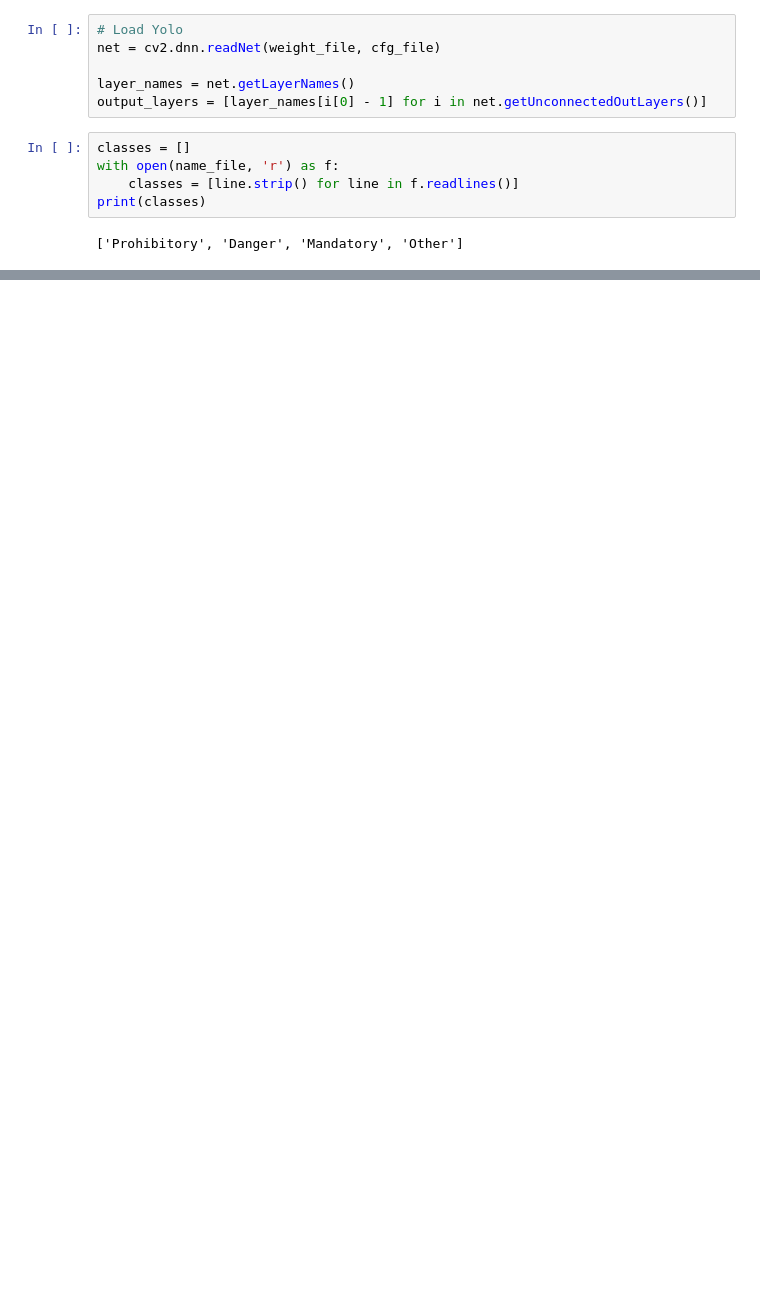
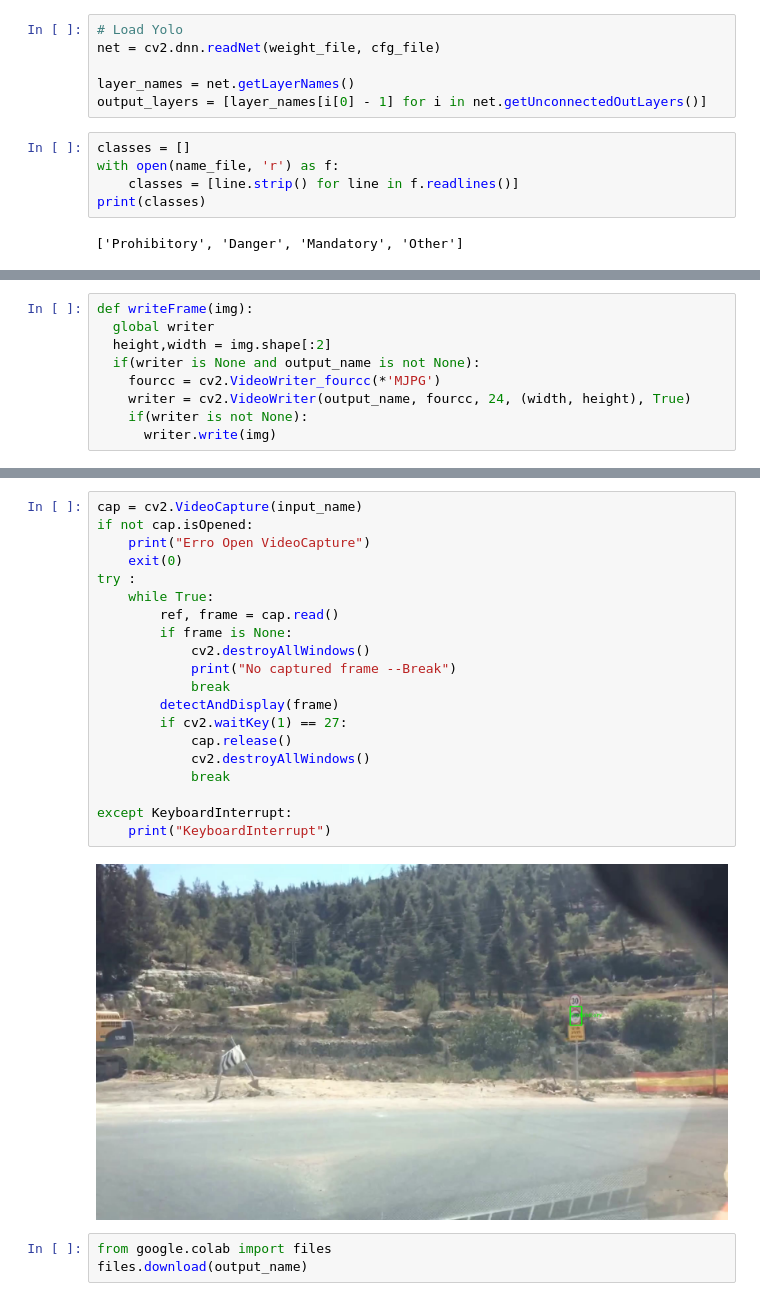
Before and after one commit to maskedrider555/FastCamous_DL, a Jupyter notebook: AdvancedProject/TrafficCustomYoloDetectionTest.ipynb, the cells around one changed output, grey strips where cells are left out. Cells and saved outputs as stored; diff of their text form; blank space fills up the shorter version.

```diff
--- a/AdvancedProject/TrafficCustomYoloDetectionTest.ipynb
+++ b/AdvancedProject/TrafficCustomYoloDetectionTest.ipynb
@@ -101,0 +98,9 @@ cv2_imshow(img)
+# %%
+def writeFrame(img):
+  global writer
+  height,width = img.shape[:2]
+  if(writer is None and output_name is not None):
+    fourcc = cv2.VideoWriter_fourcc(*'MJPG')
+    writer = cv2.VideoWriter(output_name, fourcc, 24, (width, height), True)
+    if(writer is not None):
+      writer.write(img)
@@ -101,0 +158,25 @@ cv2_imshow(img)
+# %%
+cap = cv2.VideoCapture(input_name)
+if not cap.isOpened:
+    print("Erro Open VideoCapture")
+    exit(0)
+try :
+    while True:
+        ref, frame = cap.read()
+        if frame is None:
+            cv2.destroyAllWindows()
+            print("No captured frame --Break")
+            break
+        detectAndDisplay(frame)
+        if cv2.waitKey(1) == 27:
+            cap.release()
+            cv2.destroyAllWindows()
+            break
+
+except KeyboardInterrupt:
+    print("KeyboardInterrupt")
+# %% [output]
+[figure, added]
+# %%
+from google.colab import files
+files.download(output_name)
```
Also changed, not shown: parts of 7 cells of this notebook, 3 other files.
